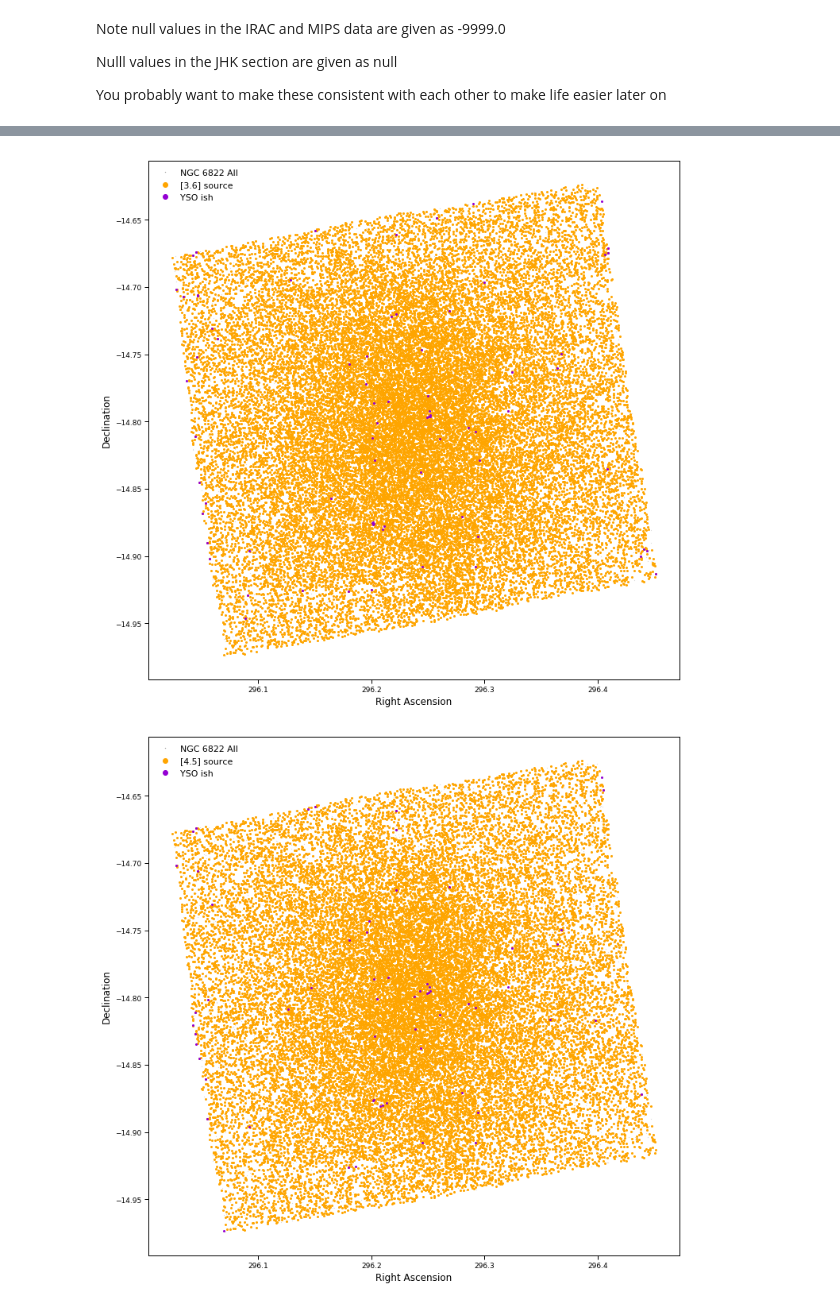
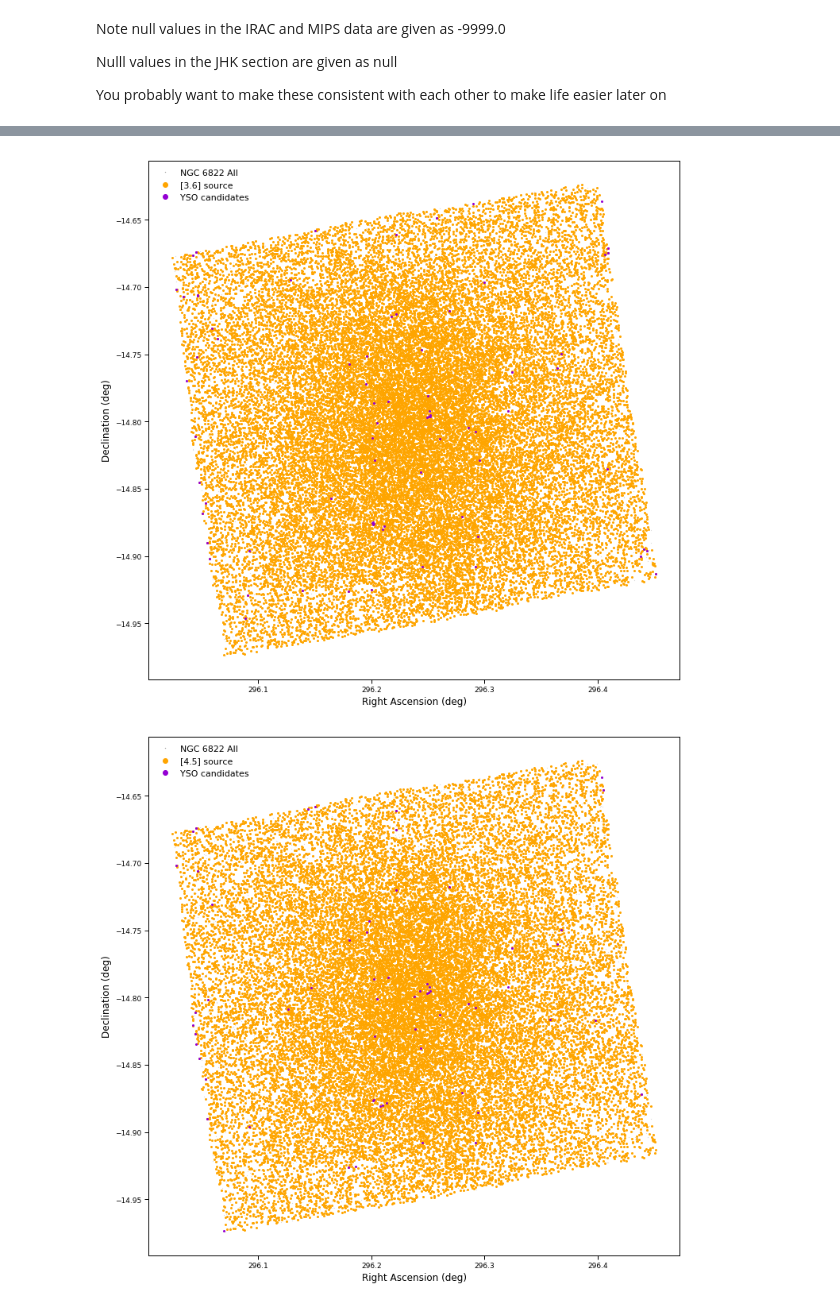
Before and after one commit to MichaelSharp7/YSOs, a Jupyter notebook: NGC6822_eg_trial.ipynb, the cells around one changed output, grey strips where cells are left out. Saved outputs shown, nothing was run; the diff lists cells and outputs as text; code cells hidden in the pictures.

```diff
--- a/NGC6822_eg_trial.ipynb
+++ b/NGC6822_eg_trial.ipynb
@@ -379,10 +408,10 @@ plt.plot(data['RA'], data['Dec'], '.', color='grey', ms=0.2, label="NGC 6822 All
 plt.plot(data['RA'][CMD36_idx], data['Dec'][CMD36_idx], '.', color='orange', ms=4, label="[3.6] source")
 
 #Over plot sources which make the colour cut criteria
-plt.plot(data['RA'][idx_ysoish_3658], data['Dec'][idx_ysoish_3658], '.', color='darkviolet', ms=4, label="YSO ish")
+plt.plot(data['RA'][idx_ysoish_3658], data['Dec'][idx_ysoish_3658], '.', color='darkviolet', ms=4, label="YSO candidates")
 
-plt.xlabel('Right Ascension', size=12)
-plt.ylabel('Declination', size=12)
+plt.xlabel('Right Ascension (deg)', size=12)
+plt.ylabel('Declination (deg)', size=12)
 
 # Add a legend
 plt.legend(loc="upper left",frameon=False, scatterpoints=1, numpoints=1, markerscale=3.)
@@ -418,10 +447,10 @@ plt.plot(data['RA'], data['Dec'], '.', color='grey', ms=0.2, label="NGC 6822 All
 plt.plot(data['RA'][CMD45_idx], data['Dec'][CMD45_idx], '.', color='orange', ms=4, label="[4.5] source")
 
 #Over plot sources which make the colour cut criteria
-plt.plot(data['RA'][idx_ysoish_4558], data['Dec'][idx_ysoish_4558], '.', color='darkviolet', ms=4, label="YSO ish")
+plt.plot(data['RA'][idx_ysoish_4558], data['Dec'][idx_ysoish_4558], '.', color='darkviolet', ms=4, label="YSO candidates")
 
-plt.xlabel('Right Ascension', size=12)
-plt.ylabel('Declination', size=12)
+plt.xlabel('Right Ascension (deg)', size=12)
+plt.ylabel('Declination (deg)', size=12)
 
 # Add a legend
 plt.legend(loc="upper left",frameon=False, scatterpoints=1, numpoints=1, markerscale=3.)
@@ -458,10 +487,10 @@ plt.plot(data['RA'], data['Dec'], '.', color='grey', ms=0.2, label="NGC 6822 All
 plt.plot(data['RA'][CMD80_idx], data['Dec'][CMD80_idx], '.', color='orange', ms=4, label="[8.0] source")
 
 #Over plot sources which make the colour cut criteria
-plt.plot(data['RA'][idx_ysoish_4558], data['Dec'][idx_ysoish_4558], '.', color='darkviolet', ms=4, label="YSO ish")
+plt.plot(data['RA'][idx_ysoish_4558], data['Dec'][idx_ysoish_4558], '.', color='darkviolet', ms=4, label="YSO candidates")
 
-plt.xlabel('Right Ascension', size=12)
-plt.ylabel('Declination', size=12)
+plt.xlabel('Right Ascension (deg)', size=12)
+plt.ylabel('Declination (deg)', size=12)
 
 # Add a legend
 plt.legend(loc="upper left",frameon=False, scatterpoints=1, numpoints=1, markerscale=3.)
@@ -498,10 +527,10 @@ plt.plot(data['RA'], data['Dec'], '.', color='grey', ms=0.2, label="NGC 6822 All
 plt.plot(data['RA'][CMD45_idx], data['Dec'][CMD45_idx], '.', color='orange', ms=4, label="[4.5] source")
 
 #Over plot sources which make the colour cut criteria
-plt.plot(data['RA'][idx_ysoish_4524], data['Dec'][idx_ysoish_4524], '.', color='darkviolet', ms=4, label="YSO ish")
+plt.plot(data['RA'][idx_ysoish_4524], data['Dec'][idx_ysoish_4524], '.', color='darkviolet', ms=4, label="YSO candidates")
 
-plt.xlabel('Right Ascension', size=12)
-plt.ylabel('Declination', size=12)
+plt.xlabel('Right Ascension (deg)', size=12)
+plt.ylabel('Declination (deg)', size=12)
 
 # Add a legend
 plt.legend(loc="upper left",frameon=False, scatterpoints=1, numpoints=1, markerscale=3.)
@@ -538,10 +567,10 @@ plt.plot(data['RA'], data['Dec'], '.', color='grey', ms=0.2, label="NGC 6822 All
 plt.plot(data['RA'][CMD80_idx], data['Dec'][CMD80_idx], '.', color='orange', ms=4, label="[8.0] source")
 
 #Over plot sources which make the colour cut criteria
-plt.plot(data['RA'][idx_ysoish_8024], data['Dec'][idx_ysoish_8024], '.', color='darkviolet', ms=4, label="YSO ish")
+plt.plot(data['RA'][idx_ysoish_8024], data['Dec'][idx_ysoish_8024], '.', color='darkviolet', ms=4, label="YSO candidates")
 
-plt.xlabel('Right Ascension', size=12)
-plt.ylabel('Declination', size=12)
+plt.xlabel('Right Ascension (deg)', size=12)
+plt.ylabel('Declination (deg)', size=12)
 
 # Add a legend
 plt.legend(loc="upper left",frameon=False, scatterpoints=1, numpoints=1, markerscale=3.)
@@ -558,35 +587,35 @@ plt.close()
 # Plot the cataloge data on the sky
 # Setting up plotting sizes
 # plt.rc("text",  usetex=True)         # Allows latex commands
 plt.rc('font', family='sans-serif')
 plt.rc("xtick", labelsize=9)
 plt.rc("ytick", labelsize=9)
 plt.rc("axes", labelsize=9)
 plt.rc("legend", fontsize=11)
 # plt.rcdefaults()                    # Resets the parameters to their default values
 
 # Setting up figure
 plt.figure(figsize=(12,12))
 ax = plt.gca()                        # Sets up active plot region
 
 # Make the actuall plot
 plt.plot(data['RA'], data['Dec'], '.', color='grey', ms=0.2, label="NGC 6822 All")
 
 # Over plot sources with [3.6] data
 plt.plot(data['RA'][CMD36_idx], data['Dec'][CMD36_idx], '.', color='orange', ms=4, label="[3.6] source")
 
 #Over plot sources which make the colour cut criteria
-plt.plot(data['RA'][idx_ysoish_3645], data['Dec'][idx_ysoish_3645], '.', color='darkviolet', ms=4, label="YSO ish")
+plt.plot(data['RA'][idx_ysoish_3645], data['Dec'][idx_ysoish_3645], '.', color='darkviolet', ms=4, label="YSO candidates")
 
-plt.xlabel('Right Ascension', size=12)
-plt.ylabel('Declination', size=12)
+plt.xlabel('Right Ascension (deg)', size=12)
+plt.ylabel('Declination (deg)', size=12)
 
 # Add a legend
 plt.legend(loc="upper left",frameon=False, scatterpoints=1, numpoints=1, markerscale=3.)
 
 #plt.savefig("bla.pdf", bbox_inches='tight')    # Saves the figure is uncommented
 plt.show()
 plt.close()
 # %% [output]
-[figure, old version]
+[figure, new version]
-[figure, old version]
+[figure, new version]
```
Also changed, not shown: parts of 6 cells of this notebook.
